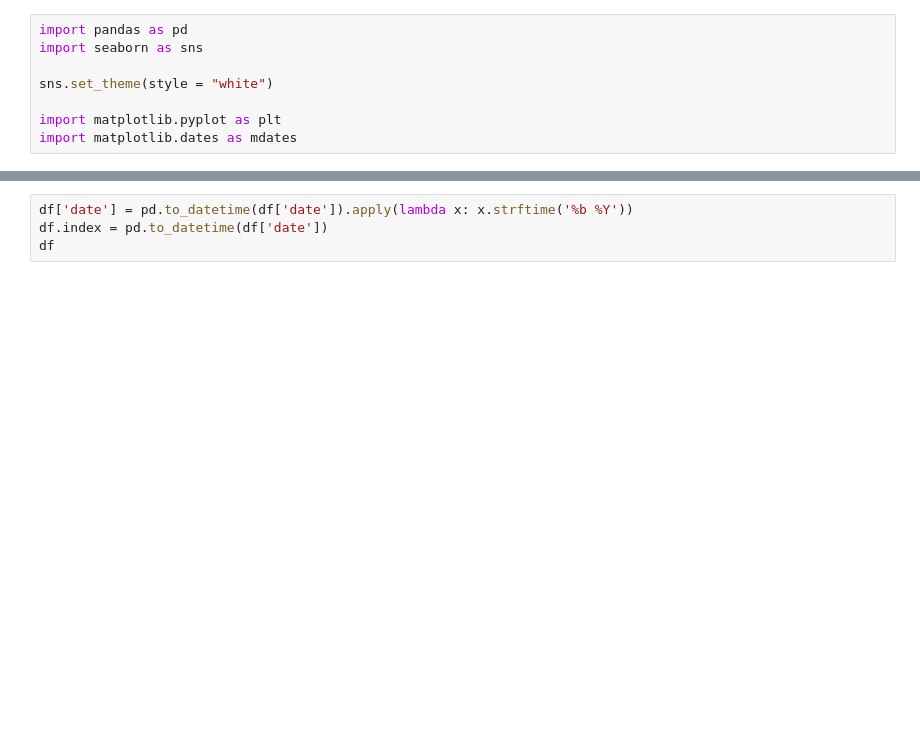
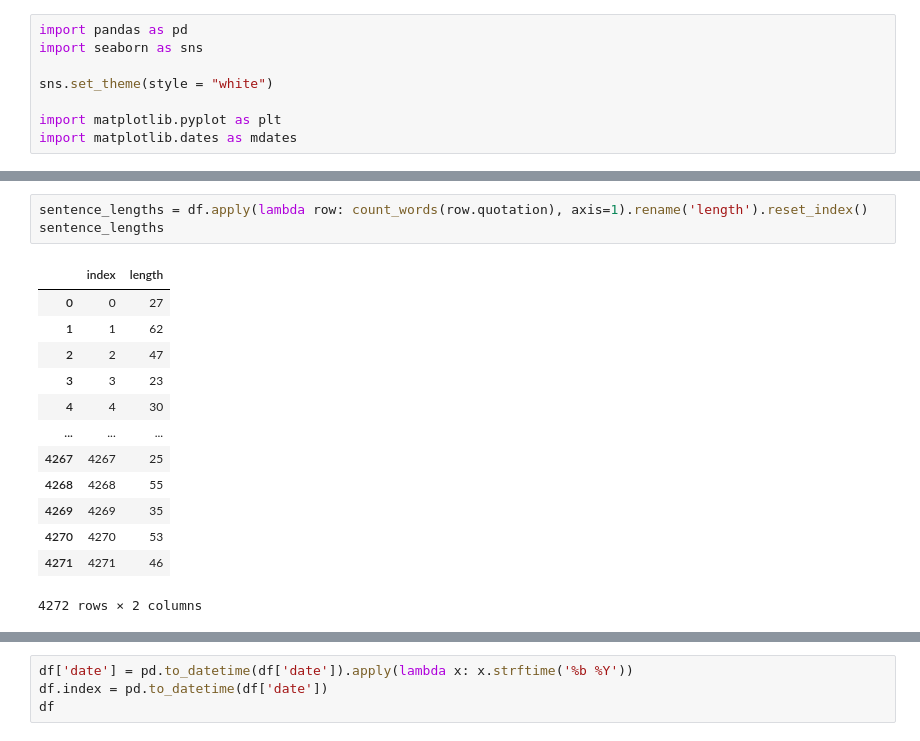
Before and after one commit to epfl-ada/ada-2021-project-nameerror, a Jupyter notebook: Milos_playbook.ipynb, the cells around one changed output, grey strips where cells are left out. Drawn from its saved outputs; the diff is of its cells as text; blank space fills up the shorter version.

```diff
--- a/Milos_playbook.ipynb
+++ b/Milos_playbook.ipynb
@@ -10,0 +23,17 @@ df = pd.read_json('data/filtered2020.json.bz2', lines=True, compression='bz2')
+# %%
+sentence_lengths = df.apply(lambda row: count_words(row.quotation), axis=1).rename('length').reset_index()
+sentence_lengths
+# %% [output]
+|  | index | length |
+| 0 | 0 | 27 |
+| 1 | 1 | 62 |
+| 2 | 2 | 47 |
+| 3 | 3 | 23 |
+| 4 | 4 | 30 |
+| ... | ... | ... |
+| 4267 | 4267 | 25 |
+| 4268 | 4268 | 55 |
+| 4269 | 4269 | 35 |
+| 4270 | 4270 | 53 |
+| 4271 | 4271 | 46 |
+4272 rows × 2 columns
```
Also changed, not shown: parts of 35 cells of this notebook, 1 other file.
